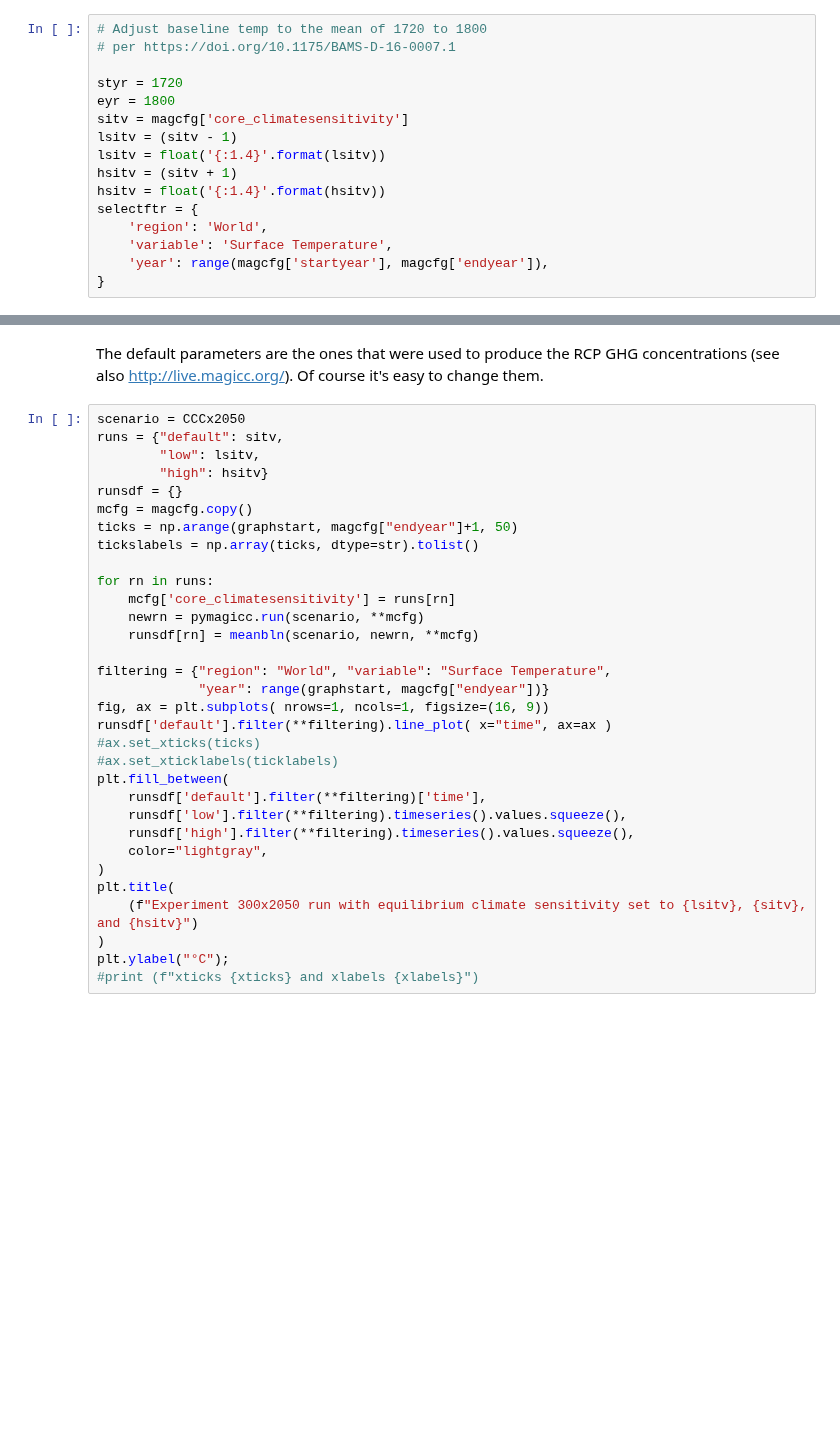
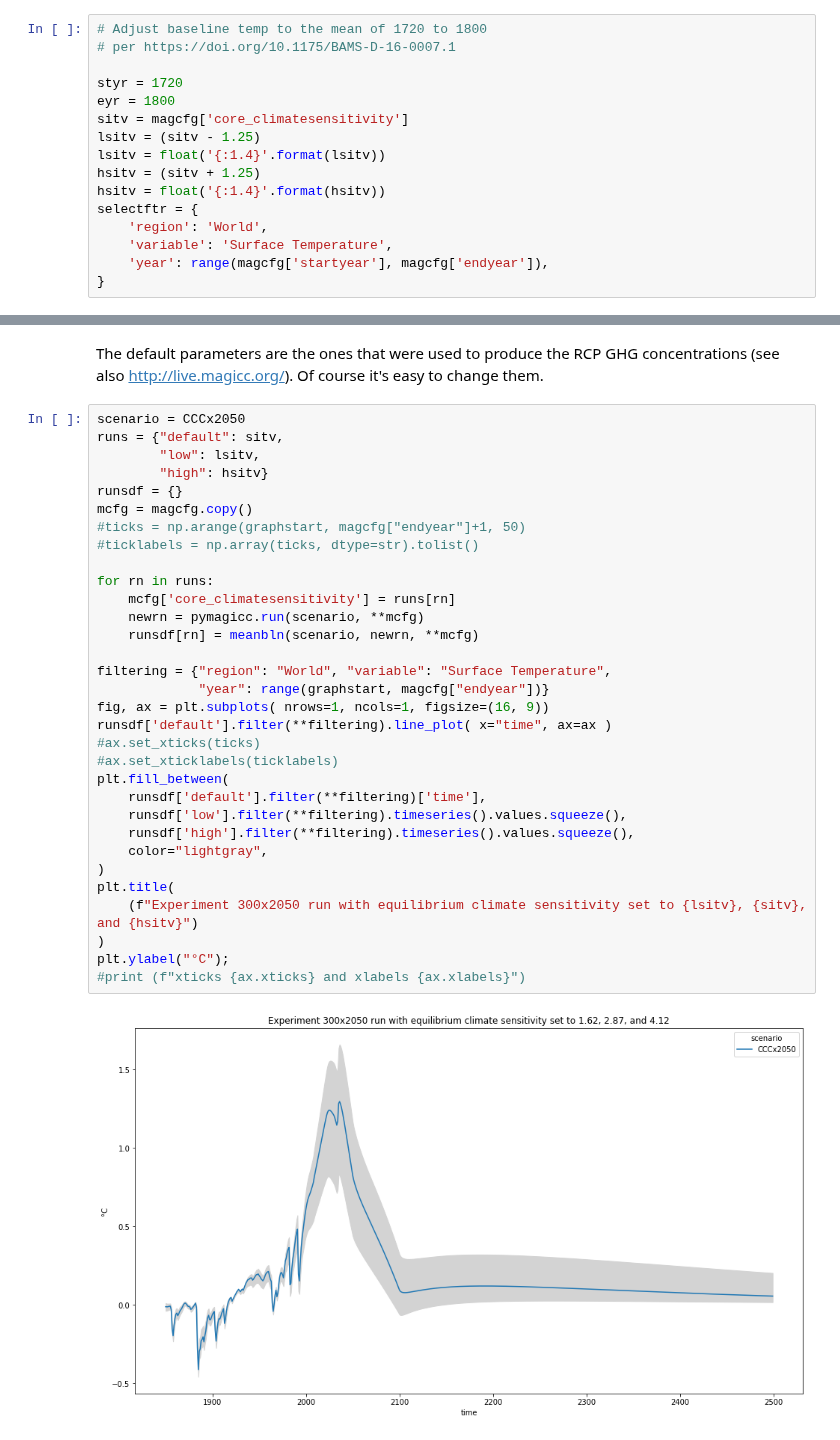
Before and after one commit to hsbay/cdrmex, a Jupyter notebook: ONCtests.ipynb, the cells around one changed output, grey strips where cells are left out. Drawn from its saved outputs; the diff is of its cells as text; blank space fills up the shorter version.

```diff
--- a/ONCtests.ipynb
+++ b/ONCtests.ipynb
@@ -369,9 +383,9 @@ pd.set_option("precision", 4)
 styr = 1720
 eyr = 1800
 sitv = magcfg['core_climatesensitivity']
-lsitv = (sitv - 1)
+lsitv = (sitv - 1.25)
 lsitv = float('{:1.4}'.format(lsitv))
-hsitv = (sitv + 1)
+hsitv = (sitv + 1.25)
 hsitv = float('{:1.4}'.format(hsitv))
 selectftr = {
     'region': 'World',
@@ -487,32 +511,34 @@ The default parameters are the ones that were used to produce the RCP GHG concen
 # %%
 scenario = CCCx2050
 runs = {"default": sitv,
         "low": lsitv,
         "high": hsitv}
 runsdf = {}
 mcfg = magcfg.copy()
-ticks = np.arange(graphstart, magcfg["endyear"]+1, 50)
-tickslabels = np.array(ticks, dtype=str).tolist()
+#ticks = np.arange(graphstart, magcfg["endyear"]+1, 50)
+#ticklabels = np.array(ticks, dtype=str).tolist()
 
 for rn in runs:
     mcfg['core_climatesensitivity'] = runs[rn]
     newrn = pymagicc.run(scenario, **mcfg)
     runsdf[rn] = meanbln(scenario, newrn, **mcfg)
 
 filtering = {"region": "World", "variable": "Surface Temperature",
              "year": range(graphstart, magcfg["endyear"])}
 fig, ax = plt.subplots( nrows=1, ncols=1, figsize=(16, 9))
 runsdf['default'].filter(**filtering).line_plot( x="time", ax=ax )
 #ax.set_xticks(ticks)
 #ax.set_xticklabels(ticklabels)
 plt.fill_between(
     runsdf['default'].filter(**filtering)['time'],
     runsdf['low'].filter(**filtering).timeseries().values.squeeze(),
     runsdf['high'].filter(**filtering).timeseries().values.squeeze(),
     color="lightgray",
 )
 plt.title(
     (f"Experiment 300x2050 run with equilibrium climate sensitivity set to {lsitv}, {sitv}, and {hsitv}")
 )
 plt.ylabel("°C");
-#print (f"xticks {xticks} and xlabels {xlabels}")
+#print (f"xticks {ax.xticks} and xlabels {ax.xlabels}")
+# %% [output]
+[figure, added]
```
Also changed, not shown: parts of 8 cells of this notebook.
